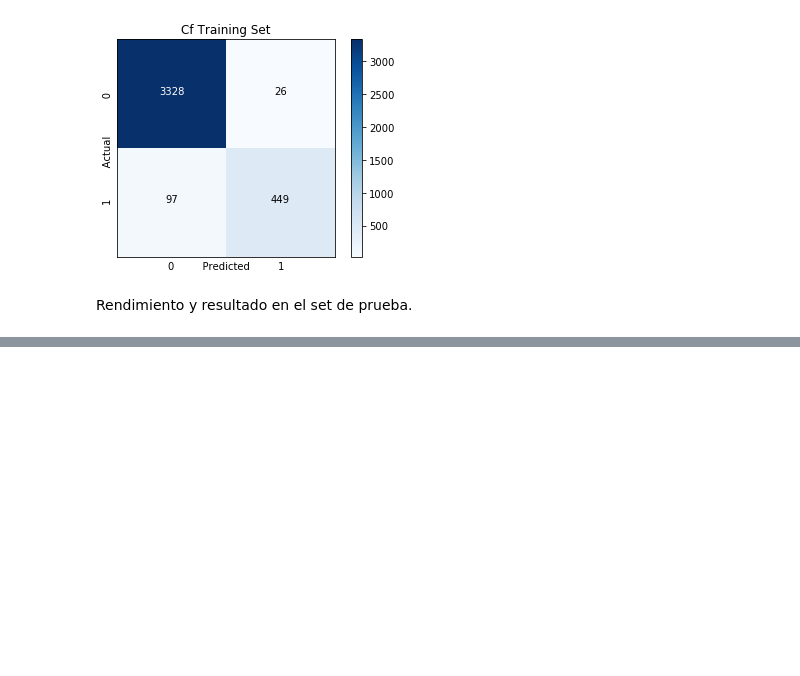
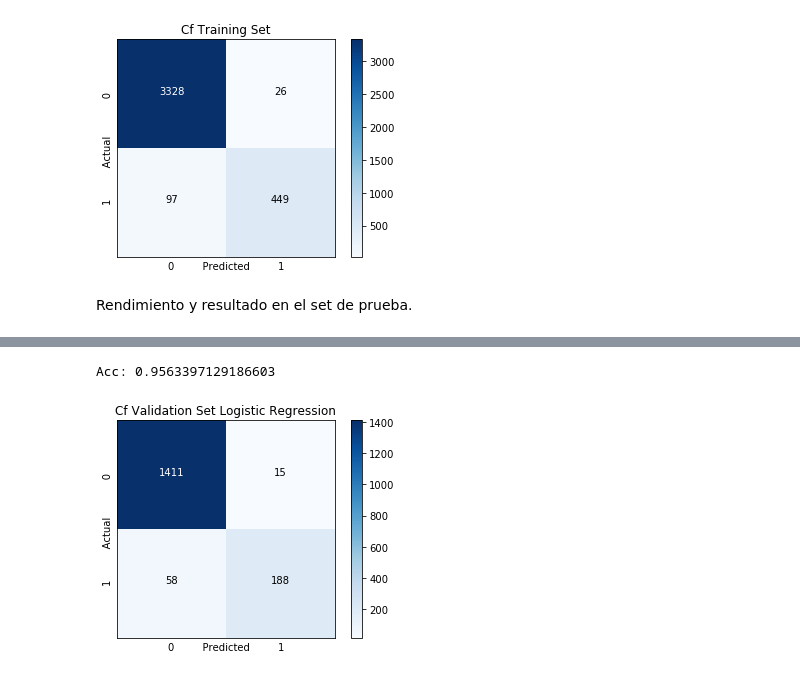
Before and after one commit to santiago-dc/MyLearningPath, a Jupyter notebook: spam_classificator/Spam classifier.ipynb, the cells around one changed output, grey strips where cells are left out. Drawn from its saved outputs; the diff is of its cells as text; code cells hidden in the pictures; blank space fills up the shorter version.

```diff
--- a/spam_classificator/Spam classifier.ipynb
+++ b/spam_classificator/Spam classifier.ipynb
@@ -224,0 +263,7 @@ La frase es spam
+# %%
+y_pred = np.where(logistic_regression.predict_proba(x_test.T)[:,1] > threshold, 1, 0)
+# %%
+plotCf(target,y_pred,'Cf Validation Set Logistic Regression')
+# %% [output]
+Acc: 0.9563397129186603
+[figure, added]
```
Also changed, not shown: parts of 14 cells of this notebook, 13 other files.
